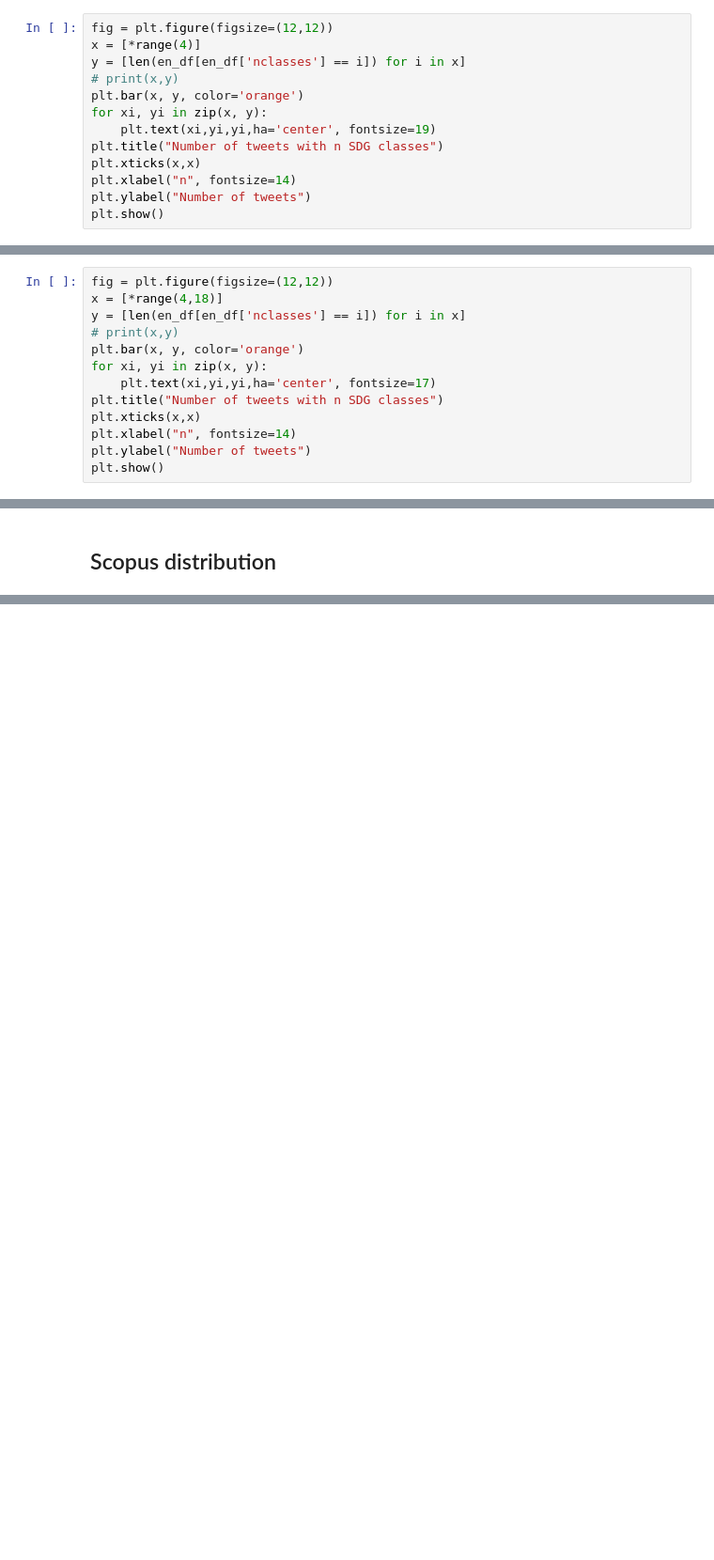
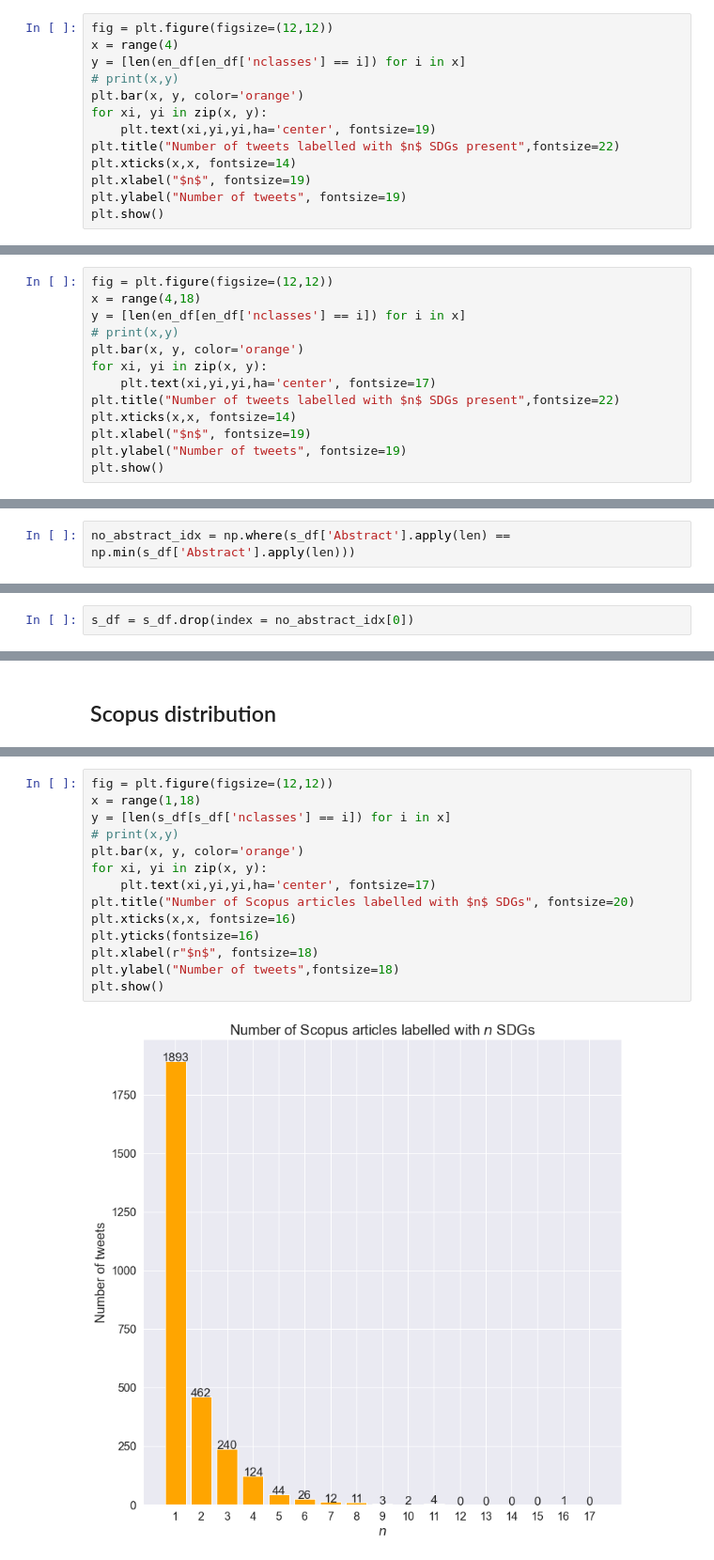
Before and after one commit to Tolsager/SDG_CLF, a Jupyter notebook: EDA.ipynb, the cells around one changed output, grey strips where cells are left out. Shown at 94% size. Cells and saved outputs as stored; diff of their text form; blank space fills up the shorter version.

Commit message:
Continuation on Scopus EDA

```diff
--- a/EDA.ipynb
+++ b/EDA.ipynb
@@ -77,14 +77,14 @@ Number of nclasses = 16 tweets:  8      (0.0%)
 Number of nclasses = 17 tweets:  17     (0.0%)
 # %%
 fig = plt.figure(figsize=(12,12))
-x = [*range(4)]
+x = range(4)
 y = [len(en_df[en_df['nclasses'] == i]) for i in x]
 # print(x,y)
 plt.bar(x, y, color='orange')
 for xi, yi in zip(x, y):
     plt.text(xi,yi,yi,ha='center', fontsize=19)
-plt.title("Number of tweets with n SDG classes")
-plt.xticks(x,x)
-plt.xlabel("n", fontsize=14)
-plt.ylabel("Number of tweets")
+plt.title("Number of tweets labelled with $n$ SDGs present",fontsize=22)
+plt.xticks(x,x, fontsize=14)
+plt.xlabel("$n$", fontsize=19)
+plt.ylabel("Number of tweets", fontsize=19)
 plt.show()
@@ -93,13 +91,13 @@ plt.show()
 # %%
 fig = plt.figure(figsize=(12,12))
-x = [*range(4,18)]
+x = range(4,18)
 y = [len(en_df[en_df['nclasses'] == i]) for i in x]
 # print(x,y)
 plt.bar(x, y, color='orange')
 for xi, yi in zip(x, y):
     plt.text(xi,yi,yi,ha='center', fontsize=17)
-plt.title("Number of tweets with n SDG classes")
-plt.xticks(x,x)
-plt.xlabel("n", fontsize=14)
-plt.ylabel("Number of tweets")
+plt.title("Number of tweets labelled with $n$ SDGs present",fontsize=22)
+plt.xticks(x,x, fontsize=14)
+plt.xlabel("$n$", fontsize=19)
+plt.ylabel("Number of tweets", fontsize=19)
 plt.show()
@@ -348,0 +250,2 @@ Name: Abstract, Length: 3142, dtype: int64
+# %%
+no_abstract_idx = np.where(s_df['Abstract'].apply(len) == np.min(s_df['Abstract'].apply(len)))
@@ -348,0 +272,2 @@ Name: Abstract, Length: 3142, dtype: int64
+# %%
+s_df = s_df.drop(index = no_abstract_idx[0])
@@ -357,0 +292,16 @@ plt.show()
+# %%
+fig = plt.figure(figsize=(12,12))
+x = range(1,18)
+y = [len(s_df[s_df['nclasses'] == i]) for i in x]
+# print(x,y)
+plt.bar(x, y, color='orange')
+for xi, yi in zip(x, y):
+    plt.text(xi,yi,yi,ha='center', fontsize=17)
+plt.title("Number of Scopus articles labelled with $n$ SDGs", fontsize=20)
+plt.xticks(x,x, fontsize=16)
+plt.yticks(fontsize=16)
+plt.xlabel(r"$n$", fontsize=18)
+plt.ylabel("Number of tweets",fontsize=18)
+plt.show()
+# %% [output]
+[figure, added]
```
Also changed, not shown: parts of 30 cells of this notebook.
